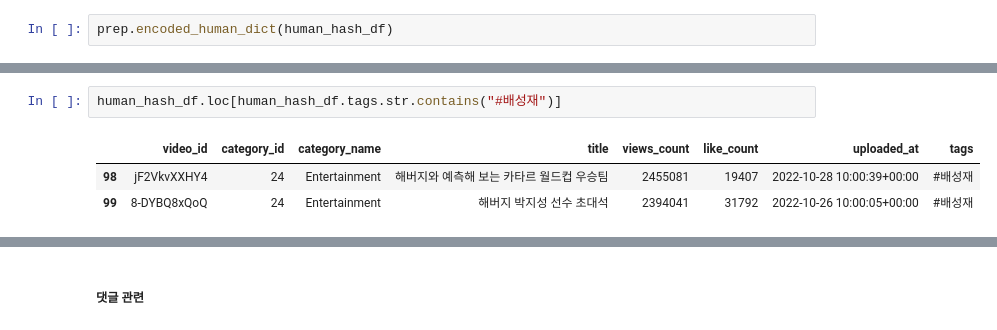
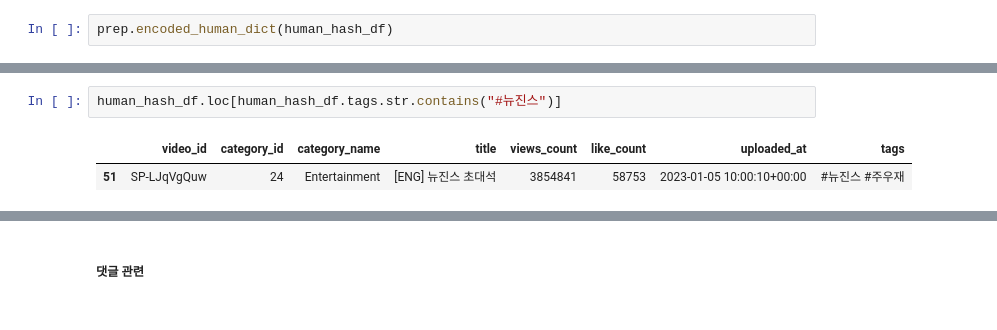
Before and after one commit to kimhyunso/coper-project, a Jupyter notebook: practice_analysis_dowon.ipynb, the cells around one changed output, grey strips where cells are left out. Cells and saved outputs as stored; diff of their text form.

```diff
--- a/practice_analysis_dowon.ipynb
+++ b/practice_analysis_dowon.ipynb
@@ -1200,6 +910,5 @@ plt.show()
 # %%
-human_hash_df.loc[human_hash_df.tags.str.contains("#배성재")]
+human_hash_df.loc[human_hash_df.tags.str.contains("#뉴진스")]
 # %% [output]
 |  | video_id | category_id | category_name | title | views_count | like_count | uploaded_at | tags |
-| 98 | jF2VkvXXHY4 | 24 | Entertainment | 해버지와 예측해 보는 카타르 월드컵 우승팀 | 2455081 | 19407 | 2022-10-28 10:00:39+00:00 | #배성재 |
-| 99 | 8-DYBQ8xQoQ | 24 | Entertainment | 해버지 박지성 선수 초대석 | 2394041 | 31792 | 2022-10-26 10:00:05+00:00 | #배성재 |
+| 51 | SP-LJqVgQuw | 24 | Entertainment | [ENG] 뉴진스 초대석 | 3854841 | 58753 | 2023-01-05 10:00:10+00:00 | #뉴진스 #주우재 |
```
Also changed, not shown: parts of 39 cells of this notebook.
